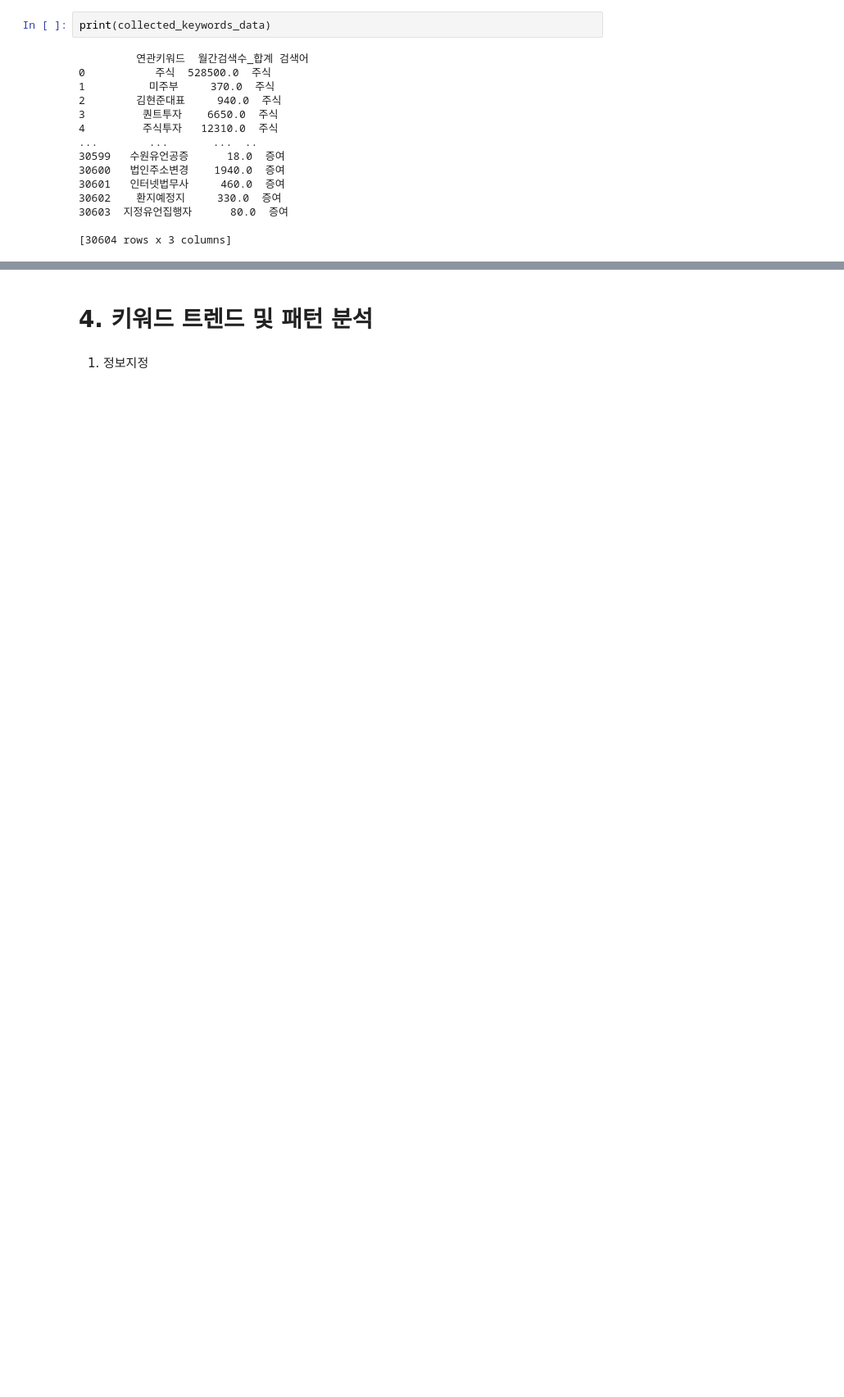
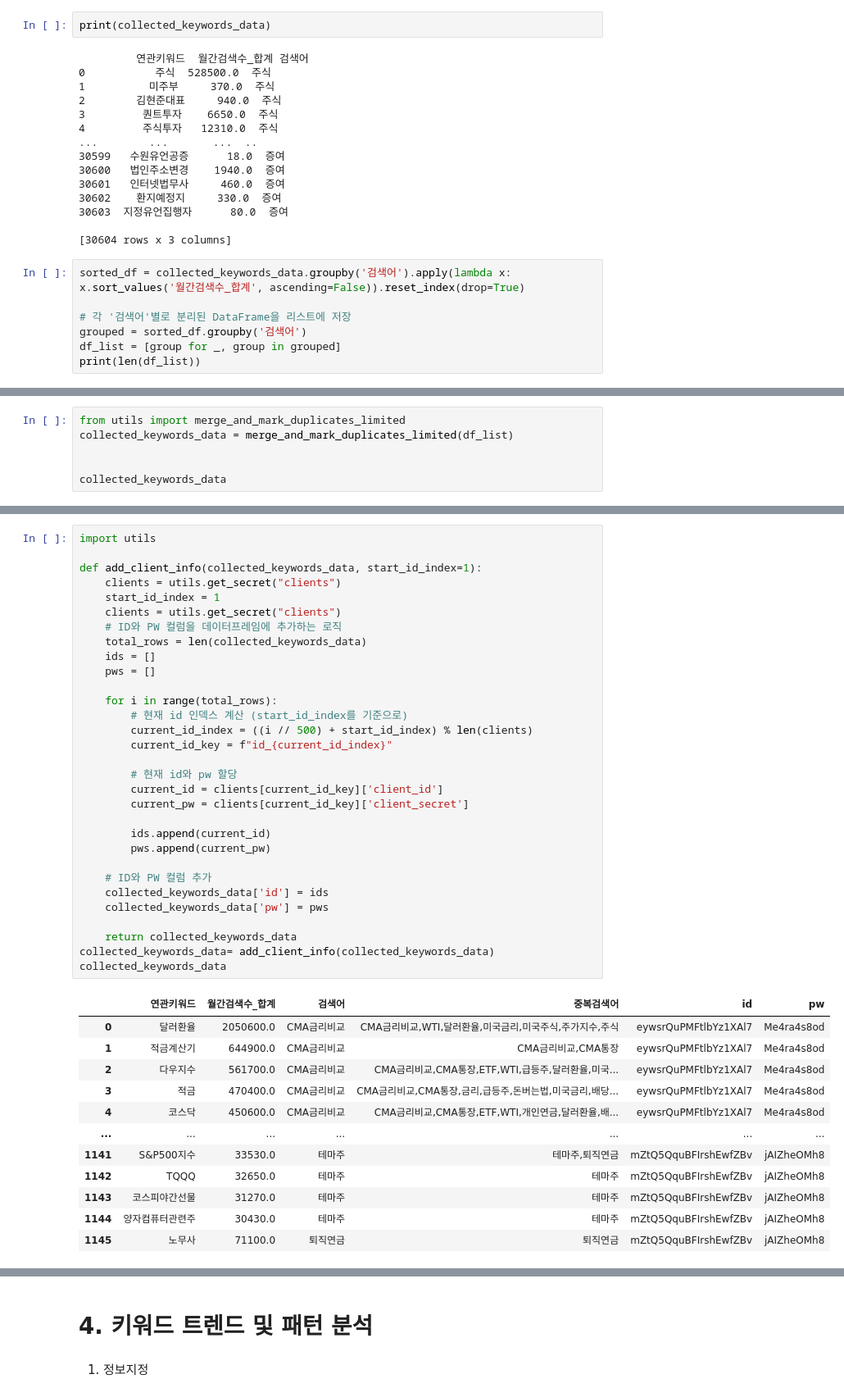
Before and after one commit to rse112/FinTrendX, a Jupyter notebook: main_file.ipynb, the cells around one changed output, grey strips where cells are left out. Shown at 82% size. Drawn from its saved outputs; the diff is of its cells as text; blank space fills up the shorter version.

```diff
--- a/main_file.ipynb
+++ b/main_file.ipynb
@@ -125,3 +125,10 @@ print(collected_keywords_data)
 30603  지정유언집행자      80.0  증여
 
 [30604 rows x 3 columns]
+# %%
+sorted_df = collected_keywords_data.groupby('검색어').apply(lambda x: x.sort_values('월간검색수_합계', ascending=False)).reset_index(drop=True)
+
+# 각 '검색어'별로 분리된 DataFrame을 리스트에 저장
+grouped = sorted_df.groupby('검색어')
+df_list = [group for _, group in grouped]
+print(len(df_list))
@@ -127,0 +137,6 @@ print(collected_keywords_data)
+# %%
+from utils import merge_and_mark_duplicates_limited
+collected_keywords_data = merge_and_mark_duplicates_limited(df_list)
+
+
+collected_keywords_data
@@ -127,0 +157,44 @@ print(collected_keywords_data)
+# %%
+import utils
+
+def add_client_info(collected_keywords_data, start_id_index=1):
+    clients = utils.get_secret("clients")
+    start_id_index = 1
+    clients = utils.get_secret("clients")
+    # ID와 PW 컬럼을 데이터프레임에 추가하는 로직
+    total_rows = len(collected_keywords_data)
+    ids = []
+    pws = []
+
+    for i in range(total_rows):
+        # 현재 id 인덱스 계산 (start_id_index를 기준으로)
+        current_id_index = ((i // 500) + start_id_index) % len(clients)
+        current_id_key = f"id_{current_id_index}"
+
+        # 현재 id와 pw 할당
+        current_id = clients[current_id_key]['client_id']
+        current_pw = clients[current_id_key]['client_secret']
+
+        ids.append(current_id)
+        pws.append(current_pw)
+
+    # ID와 PW 컬럼 추가
+    collected_keywords_data['id'] = ids
+    collected_keywords_data['pw'] = pws
+
+    return collected_keywords_data
+collected_keywords_data= add_client_info(collected_keywords_data)
+collected_keywords_data
+# %% [output]
+|  | 연관키워드 | 월간검색수_합계 | 검색어 | 중복검색어 | id | pw |
+| 0 | 달러환율 | 2050600.0 | CMA금리비교 | CMA금리비교,WTI,달러환율,미국금리,미국주식,주가지수,주식 | eywsrQuPMFtlbYz1XAl7 | Me4ra4s8od |
+| 1 | 적금계산기 | 644900.0 | CMA금리비교 | CMA금리비교,CMA통장 | eywsrQuPMFtlbYz1XAl7 | Me4ra4s8od |
+| 2 | 다우지수 | 561700.0 | CMA금리비교 | CMA금리비교,CMA통장,ETF,WTI,급등주,달러환율,미국... | eywsrQuPMFtlbYz1XAl7 | Me4ra4s8od |
+| 3 | 적금 | 470400.0 | CMA금리비교 | CMA금리비교,CMA통장,금리,급등주,돈버는법,미국금리,배당... | eywsrQuPMFtlbYz1XAl7 | Me4ra4s8od |
+| 4 | 코스닥 | 450600.0 | CMA금리비교 | CMA금리비교,CMA통장,ETF,WTI,개인연금,달러환율,배... | eywsrQuPMFtlbYz1XAl7 | Me4ra4s8od |
+| ... | ... | ... | ... | ... | ... | ... |
+| 1141 | S&P500지수 | 33530.0 | 테마주 | 테마주,퇴직연금 | mZtQ5QquBFIrshEwfZBv | jAIZheOMh8 |
+| 1142 | TQQQ | 32650.0 | 테마주 | 테마주 | mZtQ5QquBFIrshEwfZBv | jAIZheOMh8 |
+| 1143 | 코스피야간선물 | 31270.0 | 테마주 | 테마주 | mZtQ5QquBFIrshEwfZBv | jAIZheOMh8 |
+| 1144 | 양자컴퓨터관련주 | 30430.0 | 테마주 | 테마주 | mZtQ5QquBFIrshEwfZBv | jAIZheOMh8 |
+| 1145 | 노무사 | 71100.0 | 퇴직연금 | 퇴직연금 | mZtQ5QquBFIrshEwfZBv | jAIZheOMh8 |
```
Also changed, not shown: parts of 8 cells of this notebook, 2 other files.
